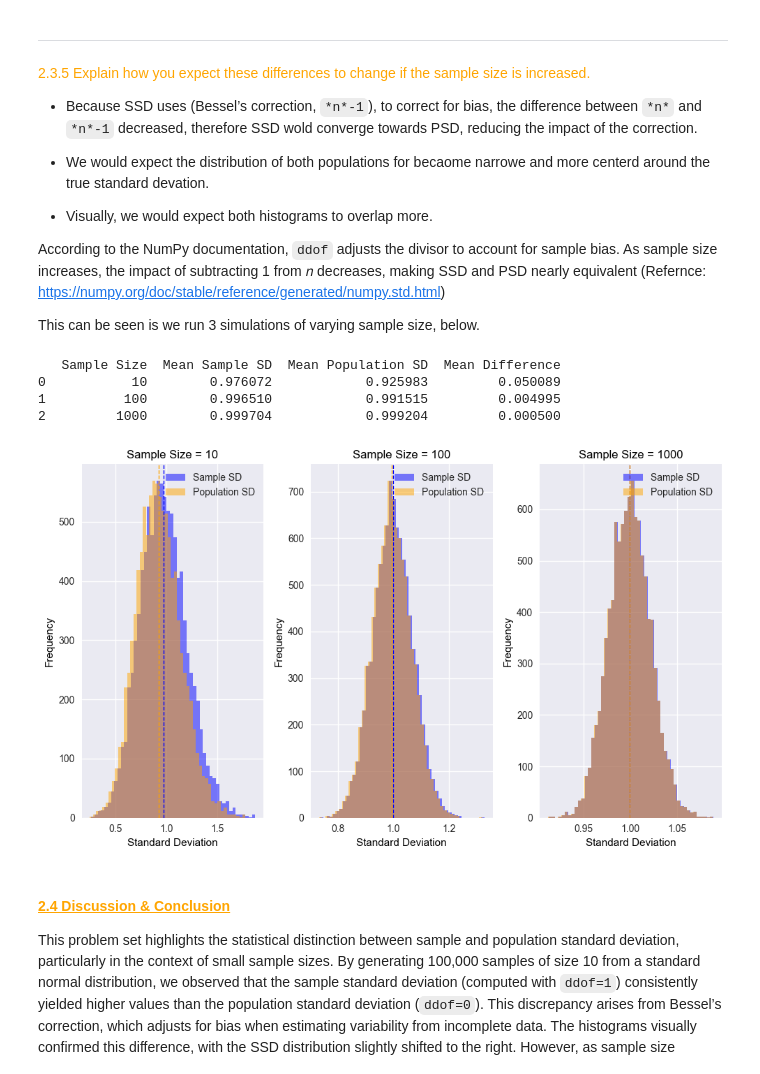
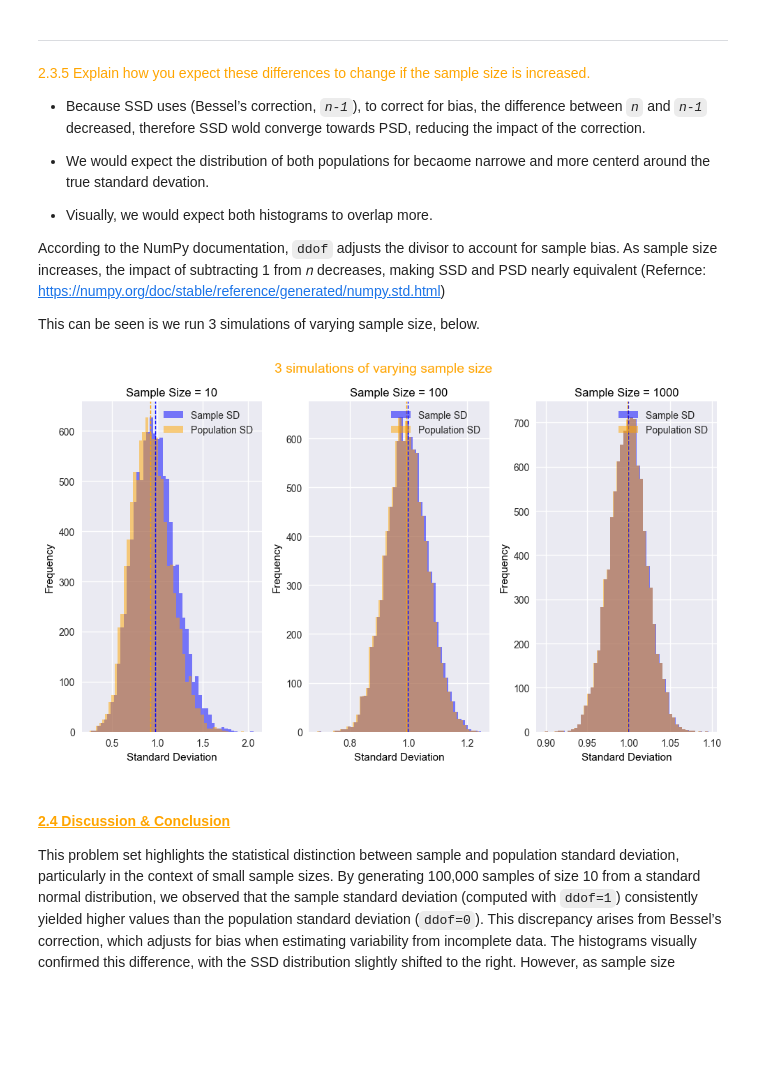
Before and after one commit to Laura6826/applied-statistics-8651, a Jupyter notebook: problems.ipynb, the cells around one changed output. Saved outputs shown, nothing was run; the diff lists cells and outputs as text; code cells hidden in the pictures; blank space fills up the shorter version.

```diff
--- a/problems.ipynb
+++ b/problems.ipynb
@@ -788,7 +788,7 @@ Jupyter notebook Markdown math usage (MathJax) — https://jupyter-notebook.read
 # %% [markdown]
 <span style="color:orange">2.3.5 Explain how you expect these differences to change if the sample size is increased.<span>
 
-- Because SSD uses (Bessel’s correction, ``*n*-1``), to correct for bias, the difference between ``*n*`` and ``*n*-1`` decreased, therefore SSD wold converge towards PSD, reducing the impact of the correction.
+- Because SSD uses (Bessel’s correction, *``n-1``*), to correct for bias, the difference between *``n``* and *``n-1``* decreased, therefore SSD wold converge towards PSD, reducing the impact of the correction.
 
 - We would expect the distribution of both populations for becaome narrowe and more centerd around the true standard devation.
 
@@ -814,39 +814,35 @@ for size in sample_sizes:
     results.append({
         'Sample Size': size,
         'Mean Sample SD': np.mean(sample_sd),
         'Mean Population SD': np.mean(population_sd),
         'Mean Difference': np.mean(sample_sd - population_sd)
     })
 
 # Convert to DataFrame
 df = pd.DataFrame(results)
-print(df)
 
 # Plot histograms for visual comparison
 plt.figure(figsize=(10, 6))
 for i, size in enumerate(sample_sizes):
     data = np.random.normal(loc=0, scale=1, size=(n_samples, size))
     sample_sd = np.std(data, axis=1, ddof=1)
     population_sd = np.std(data, axis=1, ddof=0)
 
     plt.subplot(1, 3, i+1)
     plt.hist(sample_sd, bins=50, alpha=0.5, label='Sample SD', color='blue')
     plt.hist(population_sd, bins=50, alpha=0.5, label='Population SD', color='orange')
     plt.axvline(np.mean(sample_sd), color='blue', linestyle='dashed', linewidth=1)
     plt.axvline(np.mean(population_sd), color='orange', linestyle='dashed', linewidth=1)
     plt.title(f'Sample Size = {size}', color='black')
     plt.xlabel('Standard Deviation', color='black')
     plt.ylabel('Frequency', color='black')
     plt.legend()
 
+plt.suptitle("3 simulations of varying sample size", fontsize=14, color='orange')
 plt.tight_layout()
 plt.show()
 # %% [output]
-   Sample Size  Mean Sample SD  Mean Population SD  Mean Difference
-0           10        0.976072            0.925983         0.050089
-1          100        0.996510            0.991515         0.004995
-2         1000        0.999704            0.999204         0.000500
-[figure, old version]
+[figure, new version]
 # %% [markdown]
 #### <span style="color:orange"><u>**2.4 Discussion & Conclusion**</u><span>
 
```
Also changed, not shown: parts of 34 cells of this notebook.
